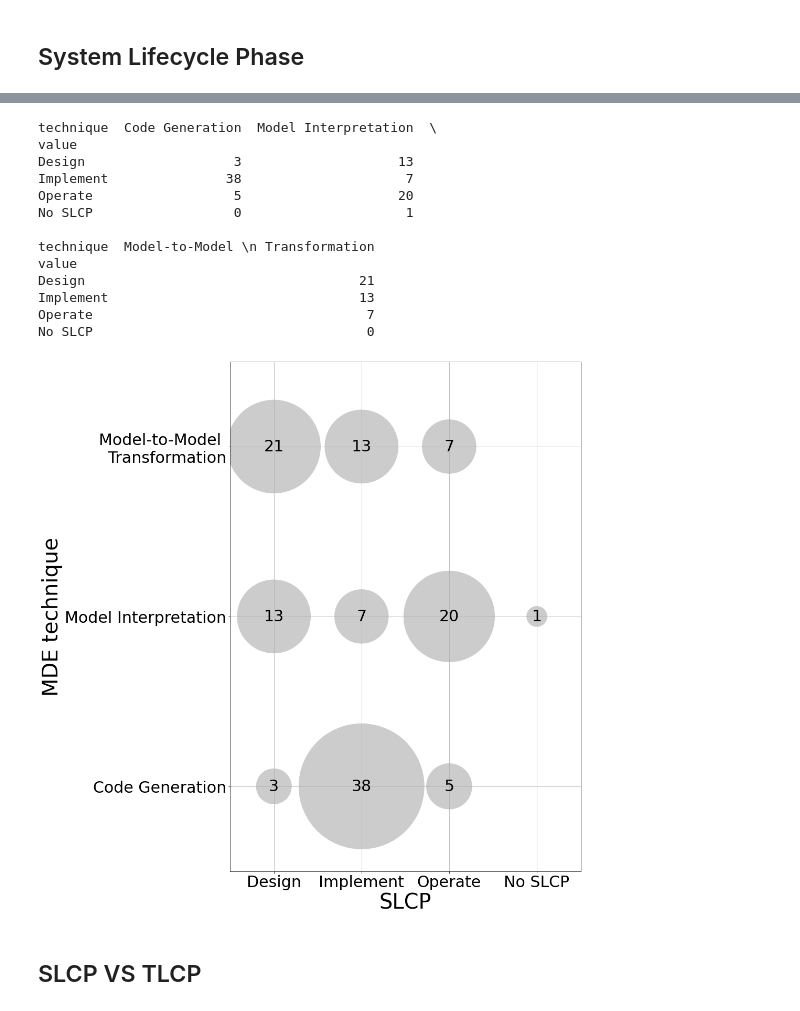
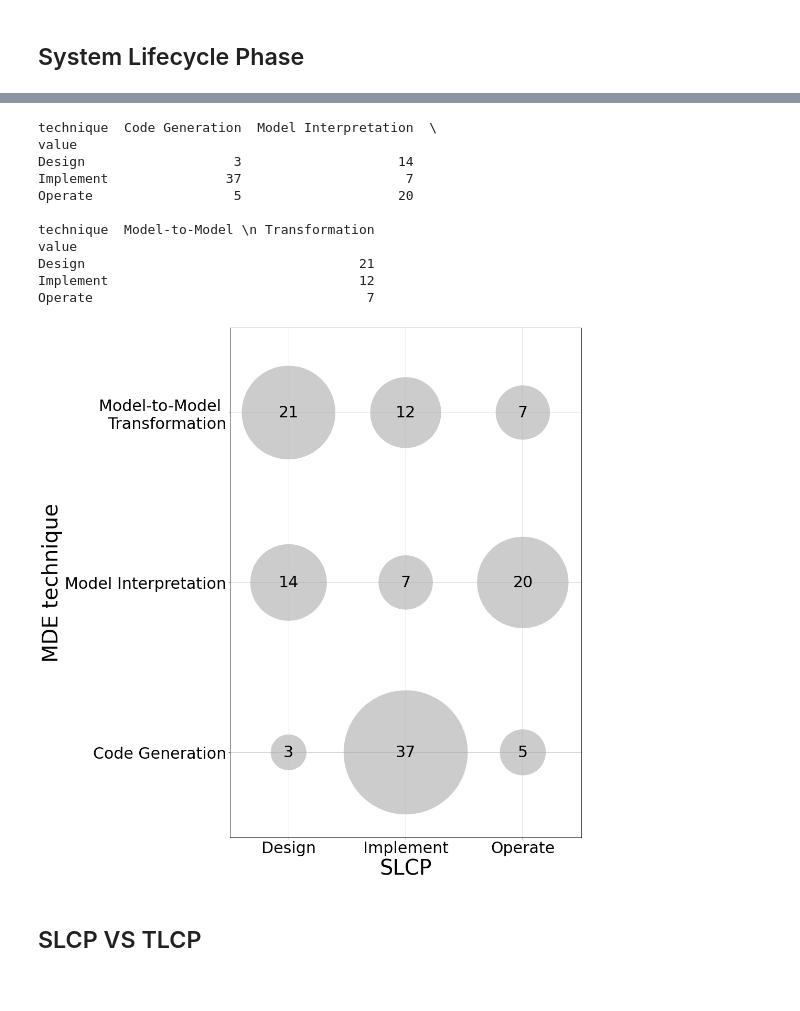
Before and after one commit to cdl-mint/mde4dts, a Jupyter notebook: scripts/scatterplots.ipynb, the cells around one changed output, grey strips where cells are left out. Saved outputs shown, nothing was run; the diff lists cells and outputs as text; code cells hidden in the pictures.

Commit message:
add numbers for search strings + update scatterplots

```diff
--- a/scripts/scatterplots.ipynb
+++ b/scripts/scatterplots.ipynb
@@ -103,18 +103,19 @@ ucd_tlcp = pd.DataFrame(columns = ['value', 'use case domain'])
 ucd_slcp = pd.DataFrame(columns = ['value', 'use case domain'])
 ucd_trl = pd.DataFrame(columns = ['value', 'use case domain'])
 
+
 with open(input_json, 'r') as json_file:
     data_semistr = json.load(json_file)
 
-#add syslifecycle and twin lifecycle
-# in one graphic
-#mde_techniques = data["model processing technique"].value_counts().index.tolist()
 for title, contents in data_semistr.items():
     trl = contents["Technological Readiness Level"]
     twinning_target = contents["twinning target"]
     trl = contents["Technological Readiness Level"]
     twin_lcp = contents["twin lifecycle phase"]
     ucd = contents["use case domain"] if contents["use case domain"] in domains else None
+
+    if ucd == "Accommodation":
+        print(title)
 
     if twinning_target is None:
         twinning_target = "No TT"
@@ -145,7 +146,6 @@ for title, contents in data_semistr.items():
         system_lcp = mdeContents["system lifecycle phase"]
 
         if system_lcp is None:
-            print(title)
             system_lcp = "No SLCP"
 
         new_line = pd.DataFrame([{"value": system_lcp, 'use case domain': ucd}])
@@ -156,6 +156,7 @@ for title, contents in data_semistr.items():
 
         new_line = pd.DataFrame([{"value": ucd, "technique": mdeTech}])
         domains_techniques = pd.concat([domains_techniques, new_line], ignore_index=True)
+
         new_line = pd.DataFrame([{"value": trl, "technique": mdeTech}])
         trl_techniques = pd.concat([trl_techniques, new_line], ignore_index=True)
 
@@ -175,5 +176,5 @@ for title, contents in data_semistr.items():
         slcp_tlcp = pd.concat([slcp_tlcp, new_line], ignore_index=True)
 
 
-print(pd.unique(domains_techniques["value"]))
+#print(pd.unique(domains_techniques["value"]))
 # %% [output]
@@ -542,31 +544,29 @@ No SLCP                      1                  0                    0
 # %%
 # MDE techniques per SLCP
-system_lcp_techniques_copy_scatter = system_lcp_techniques_copy[['Design', 'Implement', 'Operate', "No SLCP"]].transpose()
+system_lcp_techniques_copy_scatter = system_lcp_techniques_copy[['Design', 'Implement', 'Operate']].transpose()
 system_lcp_techniques_copy_scatter = system_lcp_techniques_copy_scatter.rename(columns={"Model to Model Transformation": "Model-to-Model \n Transformation"})
 print(system_lcp_techniques_copy_scatter)
 plt.figure(figsize=(15,15))
 scatter_for_df(system_lcp_techniques_copy_scatter)
 plt.xlabel("SLCP", fontsize=40)
 plt.ylabel("MDE technique", fontsize=40)
 plt.tight_layout()
 plt.ylim(0.5, 3.5)
-plt.xlim(0.5, 4.5)
+plt.xlim(0.5, 3.5)
 plt.savefig(destination_folder + "SLCP_MDE_scatter" +".pdf")
 # %% [output]
 technique  Code Generation  Model Interpretation  \
 value
-Design                   3                    13
-Implement               38                     7
+Design                   3                    14
+Implement               37                     7
 Operate                  5                    20
-No SLCP                  0                     1
 
 technique  Model-to-Model \n Transformation
 value
 Design                                   21
-Implement                                13
+Implement                                12
 Operate                                   7
-No SLCP                                   0
-[figure, old version]
+[figure, new version]
 # %% [markdown]
 ## SLCP VS TLCP
 # %%
```
Also changed, not shown: parts of 11 cells of this notebook, 4 other files.
